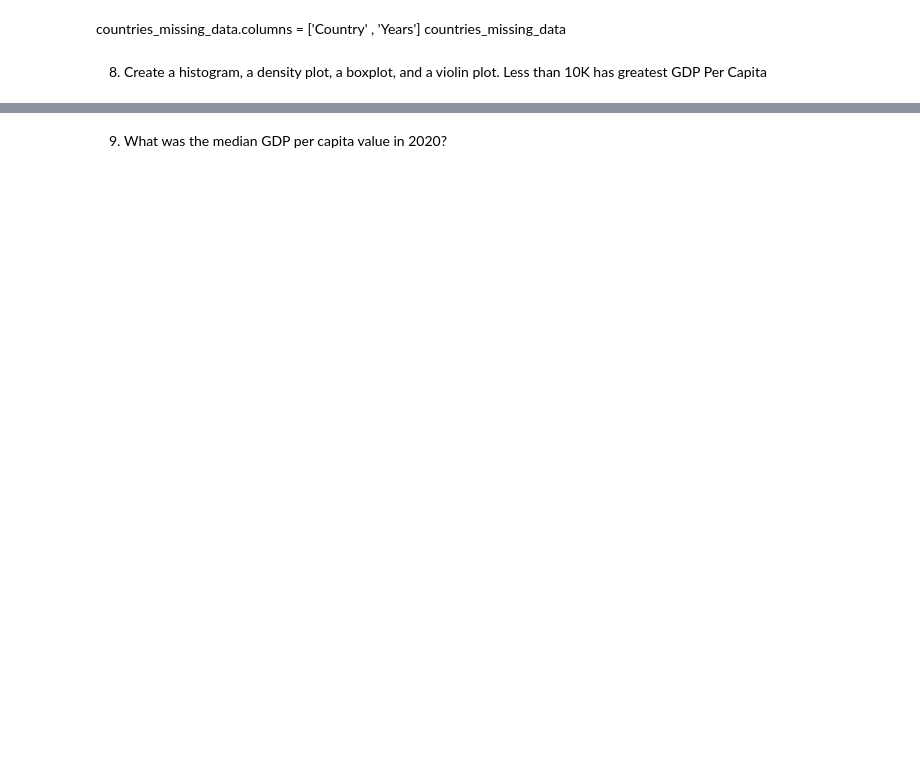
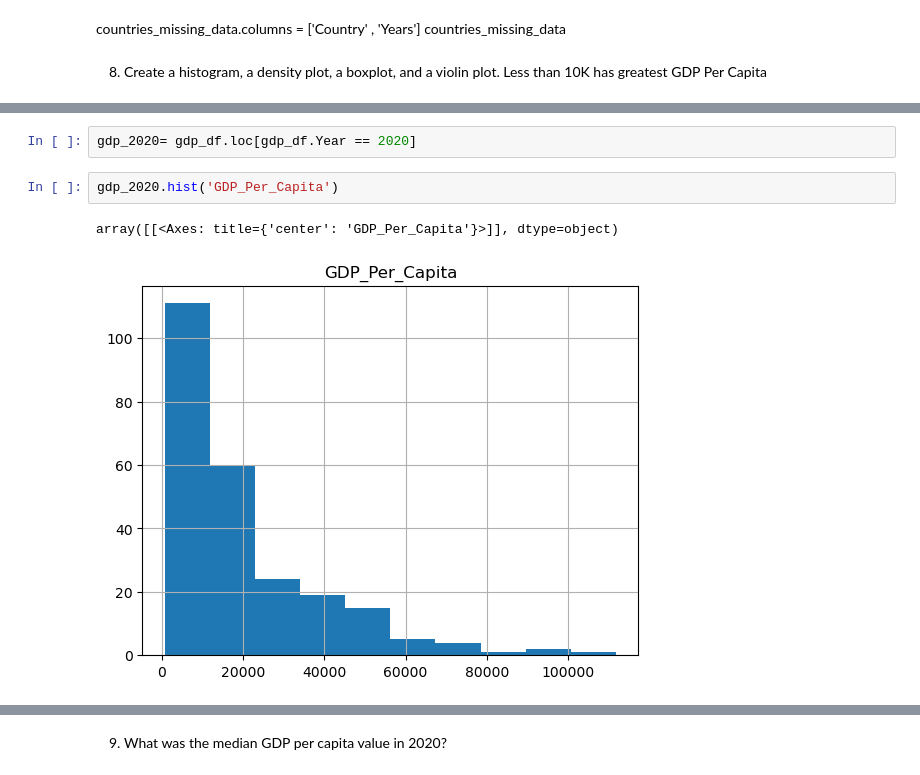
Before and after one commit to JennaLovesData/gdp-and-internet-usage-Project, a Jupyter notebook: notebook/UN_Project.ipynb, the cells around one changed output, grey strips where cells are left out. Saved outputs shown, nothing was run; the diff lists cells and outputs as text; blank space fills up the shorter version.

```diff
--- a/notebook/UN_Project.ipynb
+++ b/notebook/UN_Project.ipynb
@@ -46,0 +160,7 @@ sns.violinplot(y=gdp_df1.GDP_Per_Capita.loc [gdp_df1.Year == 2020])
+# %%
+gdp_2020= gdp_df.loc[gdp_df.Year == 2020]
+# %%
+gdp_2020.hist('GDP_Per_Capita')
+# %% [output]
+array([[<Axes: title={'center': 'GDP_Per_Capita'}>]], dtype=object)
+[figure, added]
```
Also changed, not shown: parts of 120 cells of this notebook.
